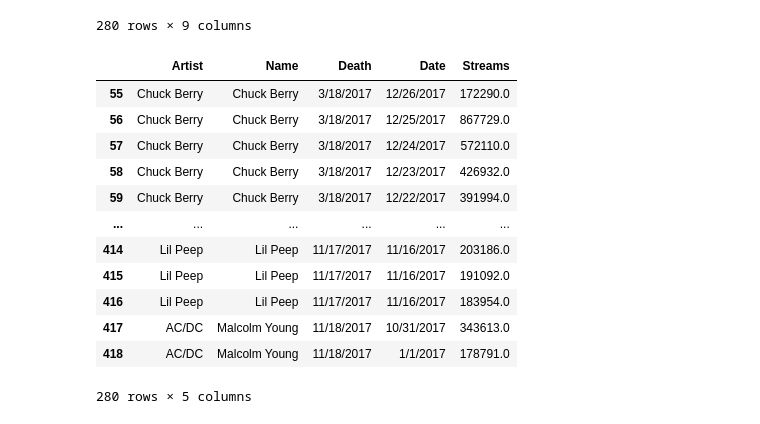
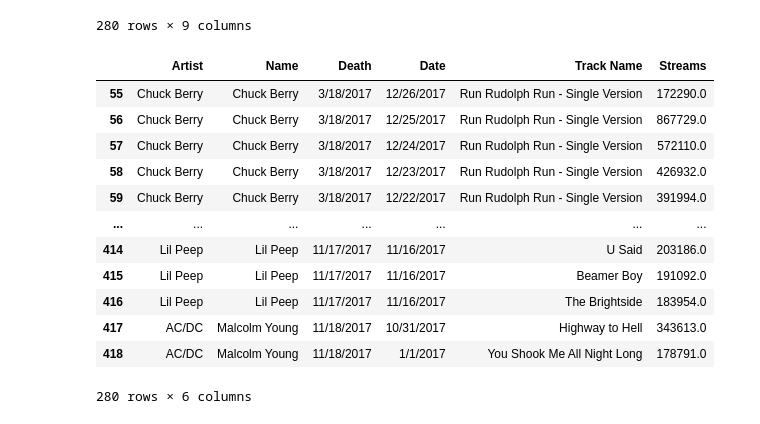
Before and after one commit to JoeKell/SpotifySongAnalysisProject, a Jupyter notebook: 2017DailyUSDF.ipynb, the cells around one changed output. Cells and saved outputs as stored; diff of their text form; code cells hidden in the pictures.

```diff
--- a/2017DailyUSDF.ipynb
+++ b/2017DailyUSDF.ipynb
@@ -71,17 +72,17 @@ drop_df.to_csv("Resources/Cleaned Death.csv",encoding="utf-8", index=False, head
 # %%
-drop_columns_df = drop_df.drop(columns=['Age ','Position','Track Name', 'ID'])
+drop_columns_df = drop_df.drop(columns=['Age ','Position','ID'])
 drop_columns_df
 # %% [output]
-|  | Artist | Name | Death | Date | Streams |
-| 55 | Chuck Berry | Chuck Berry | 3/18/2017 | 12/26/2017 | 172290.0 |
-| 56 | Chuck Berry | Chuck Berry | 3/18/2017 | 12/25/2017 | 867729.0 |
-| 57 | Chuck Berry | Chuck Berry | 3/18/2017 | 12/24/2017 | 572110.0 |
-| 58 | Chuck Berry | Chuck Berry | 3/18/2017 | 12/23/2017 | 426932.0 |
-| 59 | Chuck Berry | Chuck Berry | 3/18/2017 | 12/22/2017 | 391994.0 |
-| ... | ... | ... | ... | ... | ... |
-| 414 | Lil Peep | Lil Peep | 11/17/2017 | 11/16/2017 | 203186.0 |
-| 415 | Lil Peep | Lil Peep | 11/17/2017 | 11/16/2017 | 191092.0 |
-| 416 | Lil Peep | Lil Peep | 11/17/2017 | 11/16/2017 | 183954.0 |
-| 417 | AC/DC | Malcolm Young | 11/18/2017 | 10/31/2017 | 343613.0 |
-| 418 | AC/DC | Malcolm Young | 11/18/2017 | 1/1/2017 | 178791.0 |
+|  | Artist | Name | Death | Date | Track Name | Streams |
+| 55 | Chuck Berry | Chuck Berry | 3/18/2017 | 12/26/2017 | Run Rudolph Run - Single Version | 172290.0 |
+| 56 | Chuck Berry | Chuck Berry | 3/18/2017 | 12/25/2017 | Run Rudolph Run - Single Version | 867729.0 |
+| 57 | Chuck Berry | Chuck Berry | 3/18/2017 | 12/24/2017 | Run Rudolph Run - Single Version | 572110.0 |
+| 58 | Chuck Berry | Chuck Berry | 3/18/2017 | 12/23/2017 | Run Rudolph Run - Single Version | 426932.0 |
+| 59 | Chuck Berry | Chuck Berry | 3/18/2017 | 12/22/2017 | Run Rudolph Run - Single Version | 391994.0 |
+| ... | ... | ... | ... | ... | ... | ... |
+| 414 | Lil Peep | Lil Peep | 11/17/2017 | 11/16/2017 | U Said | 203186.0 |
+| 415 | Lil Peep | Lil Peep | 11/17/2017 | 11/16/2017 | Beamer Boy | 191092.0 |
+| 416 | Lil Peep | Lil Peep | 11/17/2017 | 11/16/2017 | The Brightside | 183954.0 |
+| 417 | AC/DC | Malcolm Young | 11/18/2017 | 10/31/2017 | Highway to Hell | 343613.0 |
+| 418 | AC/DC | Malcolm Young | 11/18/2017 | 1/1/2017 | You Shook Me All Night Long | 178791.0 |
-280 rows × 5 columns
+280 rows × 6 columns
```
Also changed, not shown: parts of 20 cells of this notebook.
